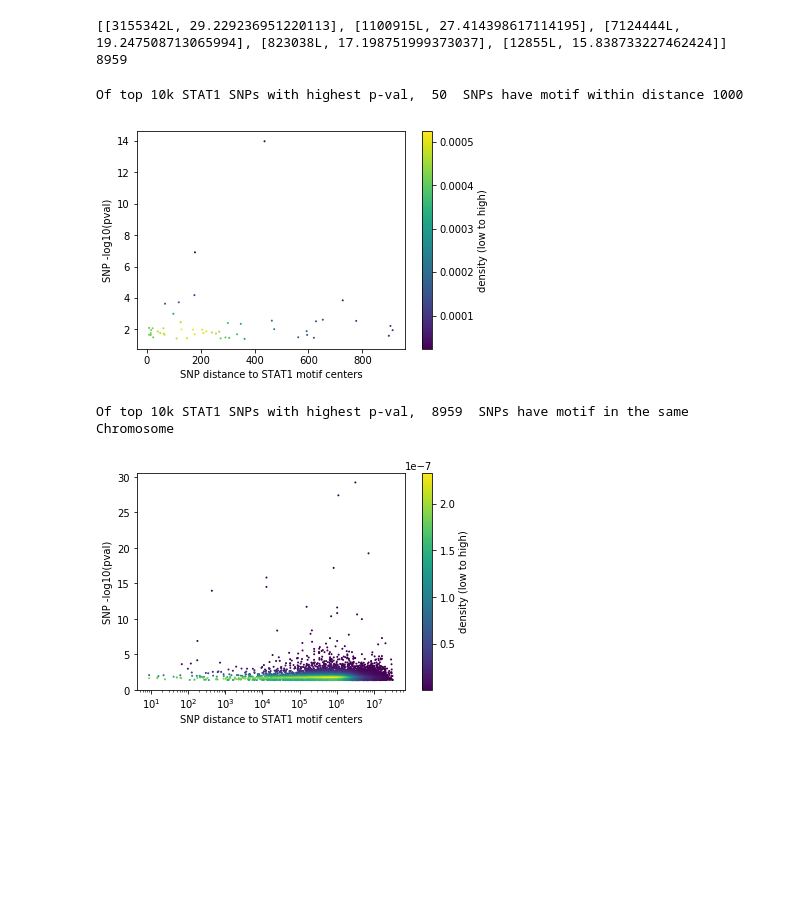
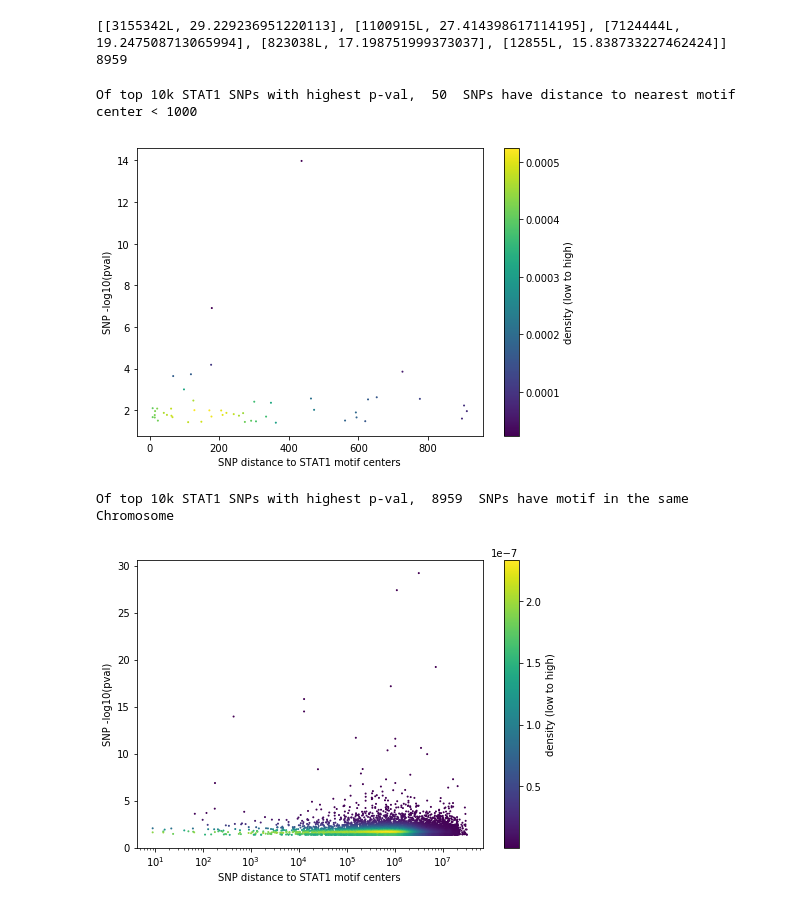
Before and after one commit to kundajelab/tfmodisco_bio_experiments, a Jupyter notebook: results/nandi/STAT1/STAT1_GM12878_refine_18_09_04/modisco.run1/SNP_enrichment.ipynb, the cells around one changed output. Saved outputs shown, nothing was run; the diff lists cells and outputs as text; code cells hidden in the pictures; blank space fills up the shorter version.

```diff
--- a/results/nandi/STAT1/STAT1_GM12878_refine_18_09_04/modisco.run1/SNP_enrichment.ipynb
+++ b/results/nandi/STAT1/STAT1_GM12878_refine_18_09_04/modisco.run1/SNP_enrichment.ipynb
@@ -18,15 +18,13 @@ import modisco
 import theano
 import sys
 import argparse
+TFNET_ROOT = os.getenv('TFNET_ROOT', '/home/ktian/kundajelab/tfnet/')
+sys.path.append(TFNET_ROOT + "/scripts")
 
-cwd = os.getcwd()
-print("cwd=", cwd)
-modisco_dir = "/home/ktian/kundajelab/tfnet/results/nandi/STAT1/STAT1_GM12878_refine_18_09_04/"
-#modisco_dir = "/Users/kat/kundajelab/tfnet/results/nandi/JUND/JUND_GM12878_18_08_25/"
-#modisco_dir = "../"
-snp_file = "STAT1_10k.txt"
-tf = "STAT1"
-os.chdir(modisco_dir)
+#modisco_dir = "/home/ktian/kundajelab/tfnet/results/nandi/STAT1/STAT1_GM12878_refine_18_09_04/"
+#modisco_dir = "/Users/kat/kundajelab/tfnet/results/nandi/STAT1/STAT1_GM12878_18_08_25/"
+#os.chdir(modisco_dir)
+tf = 'STAT1'
 
 logging.basicConfig(
         format='%(asctime)s %(levelname)-5s %(message)s',
@@ -102,6 +100,8 @@ start_task   = args.start_task
 end_task     = args.end_task
 target_fdr   = args.fdr
 '''
+
+
 #convert the motifs to log-odds space
 def log_odds_space(pwm, background,pseudocount):
     new_pwm = []
@@ -113,9 +113,9 @@ def log_odds_space(pwm, background,pseudocount):
             new_pwm.append(np.log(pos_values) - np.log(background))
     return np.array(new_pwm).transpose(1,0)
 
-score_prefix = "scores/hyp_scores_task_"
-input_name   = "interpret.fa"
-input_tsv    = "interpret.tsv"
+score_prefix = "../scores/hyp_scores_task_"
+input_name   = "../interpret.fa"
+input_tsv    = "../interpret.tsv"
 
 start_task = 0
 end_task   = 1
@@ -246,7 +247,7 @@ track_set = modisco.tfmodisco_workflow.workflow.prep_track_set(
                 hypothetical_contribs=task_to_hyp_scores,
                 one_hot=merged_onehot_list)
 
-grp = h5py.File("modisco.run1/results.hdf5","r")
+grp = h5py.File("results.hdf5","r")
 loaded_tfmodisco_results =\
     workflow.TfModiscoResults.from_hdf5(grp, track_set=track_set)
 grp.close()
@@ -384,7 +384,7 @@ def find_nearest(my_list, my_idx):
     lo = bounds[chrid-1]
     hi = bounds[chrid]
     if lo == hi:
-        return -1, my_list[lo] # this chrom is empty
+        return -1, -1 # this chrom is empty
 
     # lo != hi, so the chrom is not empty
     pos = bisect_left(my_list, my_idx, lo=lo, hi=hi)
@@ -420,7 +420,7 @@ import math
 #snp_dir = "/Users/kat/kundajelab/tmp/bQTL/bQTL_all_SNPs/"
 snp_dir = "/home/ktian/kundajelab/tfnet/results/nandi/bQTL/analysis/bQTL_all_SNPs/"
 snp_list = []
-with open(snp_dir + snp_file) as in_fh:
+with open(snp_dir + tf + "_10k.txt") as in_fh:
     header = next(in_fh)
     line_num = 0
     for line in in_fh:
@@ -444,8 +444,6 @@ logging.basicConfig(
         format='%(asctime)s %(levelname)-5s %(message)s',
         level=logging.INFO,
         datefmt='%Y-%m-%d %H:%M:%S')
-
-tf = 'STAT1'
 
 %matplotlib inline
 
@@ -463,19 +461,22 @@ y=snp_pval
 xy = np.vstack([x,y])
 z = gaussian_kde(xy)(xy)
 
-print("Of top 10k "+tf+" SNPs with highest p-val, ", len(snp_dist), " SNPs have motif within distance 1000")
+print("Of top 10k "+tf+" SNPs with highest p-val, ", len(snp_dist), " SNPs have distance to nearest motif center < 1000")
+
+fig = plt.figure()
+ax = fig.add_axes([1,1,1,1])
 plt.scatter(snp_dist, snp_pval, 1, c=z, alpha=1, marker='o', label=".")
-plt.xlabel("SNP distance to STAT1 motif centers")
+plt.xlabel("SNP distance to " + tf + " motif centers")
 plt.ylabel("SNP -log10(pval)")
 plt.colorbar(label='density (low to high)')
 
 #plt.legend(loc=2)
 plt.show()
-
+fig.savefig(tf+"_snp_1k.png", bbox_inches='tight')
 # https://stackoverflow.com/questions/20105364/how-can-i-make-a-scatter-plot-colored-by-density-in-matplotlib
 # %% [output]
-Of top 10k STAT1 SNPs with highest p-val,  50  SNPs have motif within distance 1000
+Of top 10k STAT1 SNPs with highest p-val,  50  SNPs have distance to nearest motif center < 1000
-[figure, old version]
+[figure, new version]
 # %%
 '''
 
@@ -497,7 +498,7 @@ z = gaussian_kde(xy)(xy)
 
 print(len(snp_dist))
 plt.scatter(snp_dist, snp_pval, 1, c=z, alpha=1, marker='o', label=".")
-plt.xlabel("SNP distance to " + tf + " motif centers")
+plt.xlabel("SNP distance to RELA motif centers")
 plt.ylabel("SNP -log10(pval)")
 plt.colorbar(label='density (low to high)')
 
@@ -510,31 +511,34 @@ plt.show()
 
 import matplotlib.pyplot as plt
 import numpy as np
 import matplotlib
 from scipy.stats import gaussian_kde
 
 for item in snp_list:
     if item[0] == 0:
         item[0] = 0.1
 #fig=plt.figure(figsize=(10, 8), dpi= 100)
 snp_dist = [item[0] for item in snp_list]
 snp_pval = [item[1] for item in snp_list]
 
 x=snp_dist
 y=snp_pval
 xy = np.vstack([x,y])
 z = gaussian_kde(xy)(xy)
 
 print("Of top 10k "+tf+" SNPs with highest p-val, ", len(snp_dist), " SNPs have motif in the same Chromosome")
+fig = plt.figure()
+ax = fig.add_axes([1,1,1,1])
 plt.scatter(snp_dist, snp_pval, 1, c=z, alpha=1, marker='o', label=".")
 plt.xscale('log')
 #plt.yscale('log')
 plt.xlabel("SNP distance to "+ tf +" motif centers")
 plt.ylabel("SNP -log10(pval)")
 plt.colorbar(label='density (low to high)')
 
 #plt.legend(loc=2)
 plt.show()
+fig.savefig(tf+"_snp_log.png", bbox_inches='tight')
 # %% [output]
 Of top 10k STAT1 SNPs with highest p-val,  8959  SNPs have motif in the same Chromosome
-[figure, old version]
+[figure, new version]
```
Also changed, not shown: parts of 3 cells of this notebook, 20 other files.
